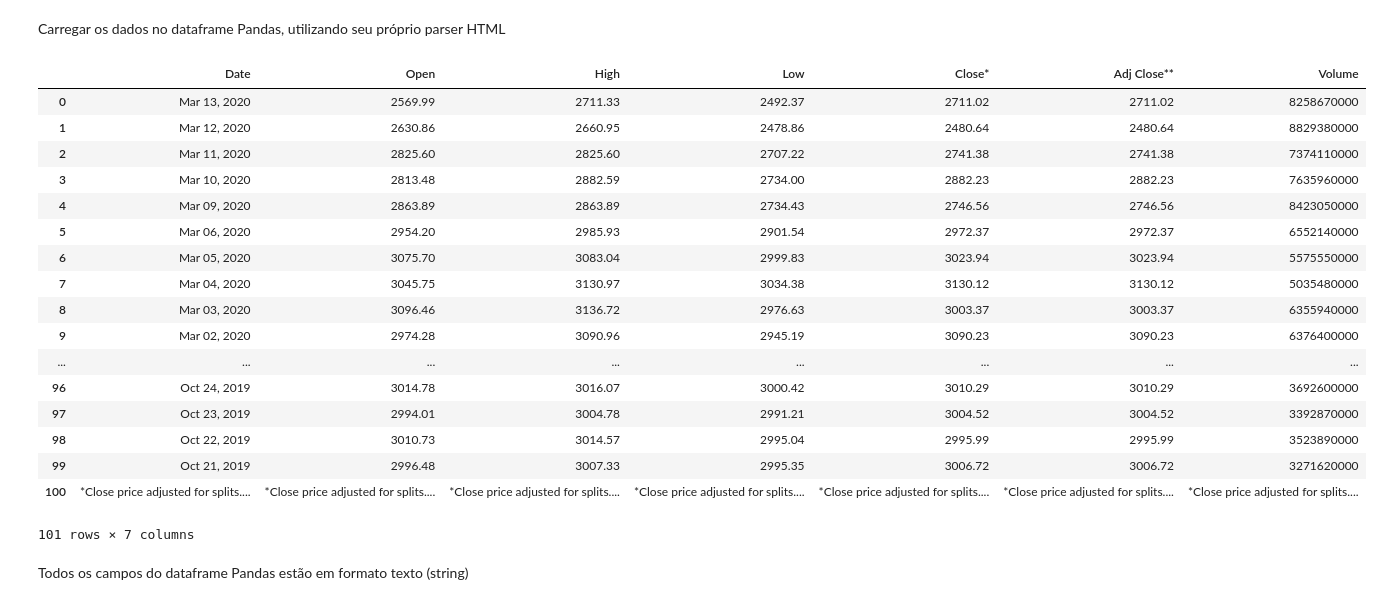
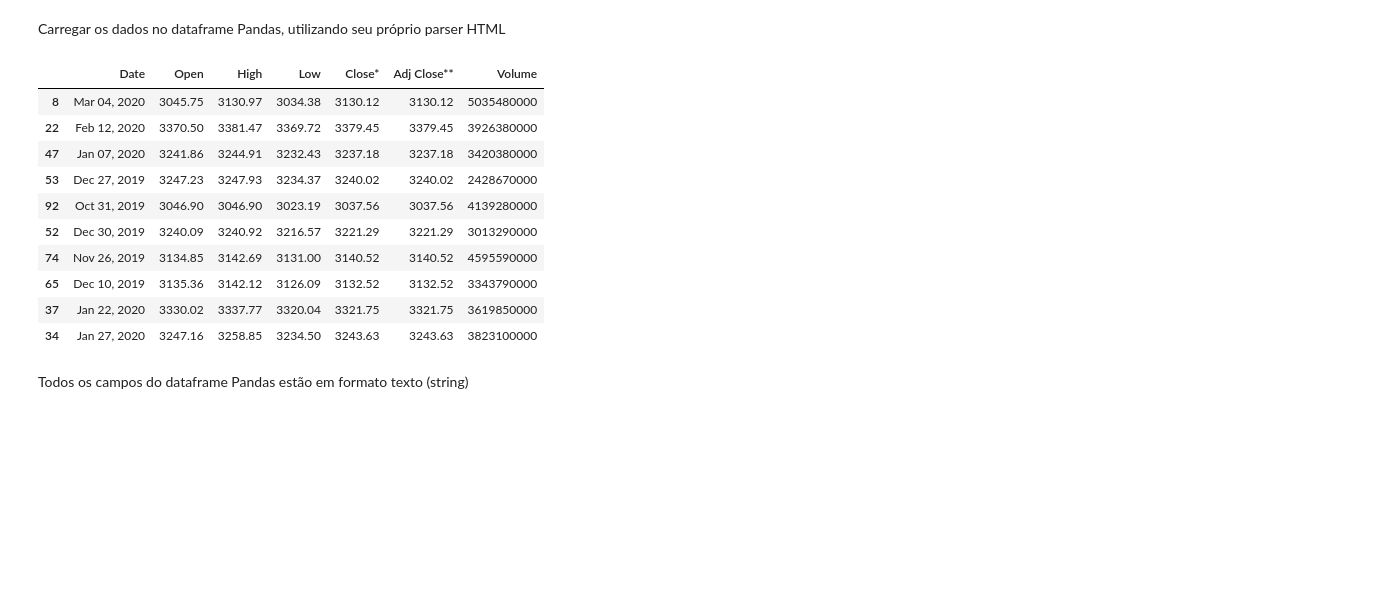
Before and after one commit to danielscarvalho/Insper-DS-Dicas, a Jupyter notebook: Dica-003.ipynb, the cells around one changed output. Drawn from its saved outputs; the diff is of its cells as text; code cells hidden in the pictures; blank space fills up the shorter version.

```diff
--- a/Dica-003.ipynb
+++ b/Dica-003.ipynb
@@ -51,26 +51,19 @@ Carregar os dados no dataframe Pandas, utilizando seu próprio parser HTML
 # %%
 df_sp500 = pd.read_html(table_str)[0]
 # %%
-df_sp500
+df_sp500.sample(10)
 # %% [output]
 |  | Date | Open | High | Low | Close* | Adj Close** | Volume |
-| 0 | Mar 13, 2020 | 2569.99 | 2711.33 | 2492.37 | 2711.02 | 2711.02 | 8258670000 |
-| 1 | Mar 12, 2020 | 2630.86 | 2660.95 | 2478.86 | 2480.64 | 2480.64 | 8829380000 |
-| 2 | Mar 11, 2020 | 2825.60 | 2825.60 | 2707.22 | 2741.38 | 2741.38 | 7374110000 |
-| 3 | Mar 10, 2020 | 2813.48 | 2882.59 | 2734.00 | 2882.23 | 2882.23 | 7635960000 |
-| 4 | Mar 09, 2020 | 2863.89 | 2863.89 | 2734.43 | 2746.56 | 2746.56 | 8423050000 |
-| 5 | Mar 06, 2020 | 2954.20 | 2985.93 | 2901.54 | 2972.37 | 2972.37 | 6552140000 |
-| 6 | Mar 05, 2020 | 3075.70 | 3083.04 | 2999.83 | 3023.94 | 3023.94 | 5575550000 |
-| 7 | Mar 04, 2020 | 3045.75 | 3130.97 | 3034.38 | 3130.12 | 3130.12 | 5035480000 |
-| 8 | Mar 03, 2020 | 3096.46 | 3136.72 | 2976.63 | 3003.37 | 3003.37 | 6355940000 |
-| 9 | Mar 02, 2020 | 2974.28 | 3090.96 | 2945.19 | 3090.23 | 3090.23 | 6376400000 |
-| ... | ... | ... | ... | ... | ... | ... | ... |
-| 96 | Oct 24, 2019 | 3014.78 | 3016.07 | 3000.42 | 3010.29 | 3010.29 | 3692600000 |
-| 97 | Oct 23, 2019 | 2994.01 | 3004.78 | 2991.21 | 3004.52 | 3004.52 | 3392870000 |
-| 98 | Oct 22, 2019 | 3010.73 | 3014.57 | 2995.04 | 2995.99 | 2995.99 | 3523890000 |
-| 99 | Oct 21, 2019 | 2996.48 | 3007.33 | 2995.35 | 3006.72 | 3006.72 | 3271620000 |
-| 100 | *Close price adjusted for splits.... | *Close price adjusted for splits.... | *Close price adjusted for splits.... | *Close price adjusted for splits.... | *Close price adjusted for splits.... | *Close price adjusted for splits.... | *Close price adjusted for splits.... |
+| 8 | Mar 04, 2020 | 3045.75 | 3130.97 | 3034.38 | 3130.12 | 3130.12 | 5035480000 |
+| 22 | Feb 12, 2020 | 3370.50 | 3381.47 | 3369.72 | 3379.45 | 3379.45 | 3926380000 |
+| 47 | Jan 07, 2020 | 3241.86 | 3244.91 | 3232.43 | 3237.18 | 3237.18 | 3420380000 |
+| 53 | Dec 27, 2019 | 3247.23 | 3247.93 | 3234.37 | 3240.02 | 3240.02 | 2428670000 |
+| 92 | Oct 31, 2019 | 3046.90 | 3046.90 | 3023.19 | 3037.56 | 3037.56 | 4139280000 |
+| 52 | Dec 30, 2019 | 3240.09 | 3240.92 | 3216.57 | 3221.29 | 3221.29 | 3013290000 |
+| 74 | Nov 26, 2019 | 3134.85 | 3142.69 | 3131.00 | 3140.52 | 3140.52 | 4595590000 |
+| 65 | Dec 10, 2019 | 3135.36 | 3142.12 | 3126.09 | 3132.52 | 3132.52 | 3343790000 |
+| 37 | Jan 22, 2020 | 3330.02 | 3337.77 | 3320.04 | 3321.75 | 3321.75 | 3619850000 |
+| 34 | Jan 27, 2020 | 3247.16 | 3258.85 | 3234.50 | 3243.63 | 3243.63 | 3823100000 |
-101 rows × 7 columns
 # %% [markdown]
 Todos os campos do dataframe Pandas estão em formato texto (string)
 # %%
```
